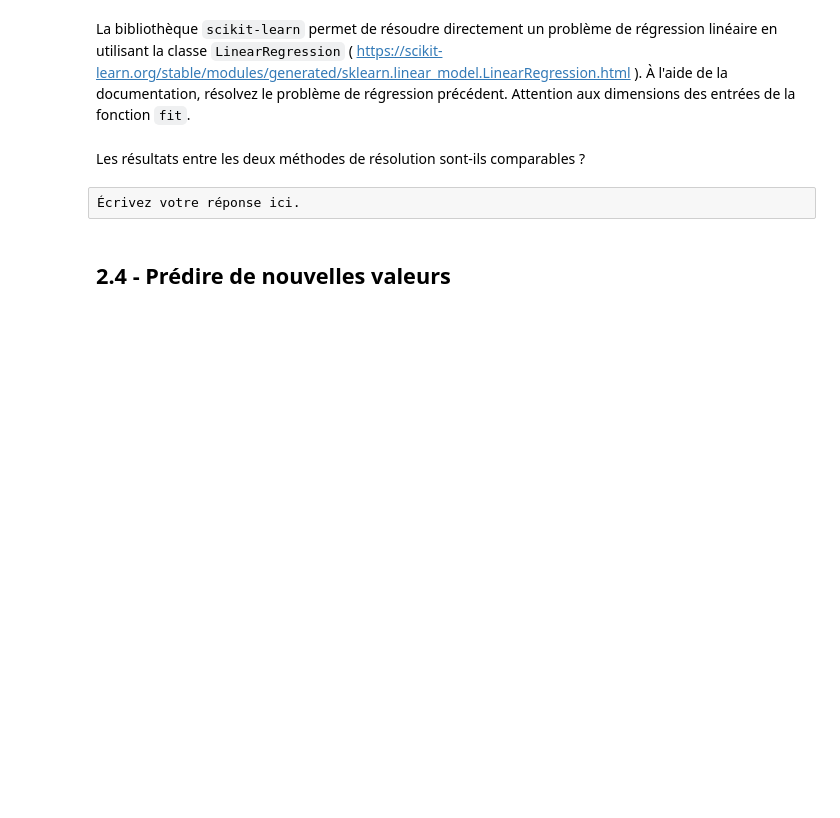
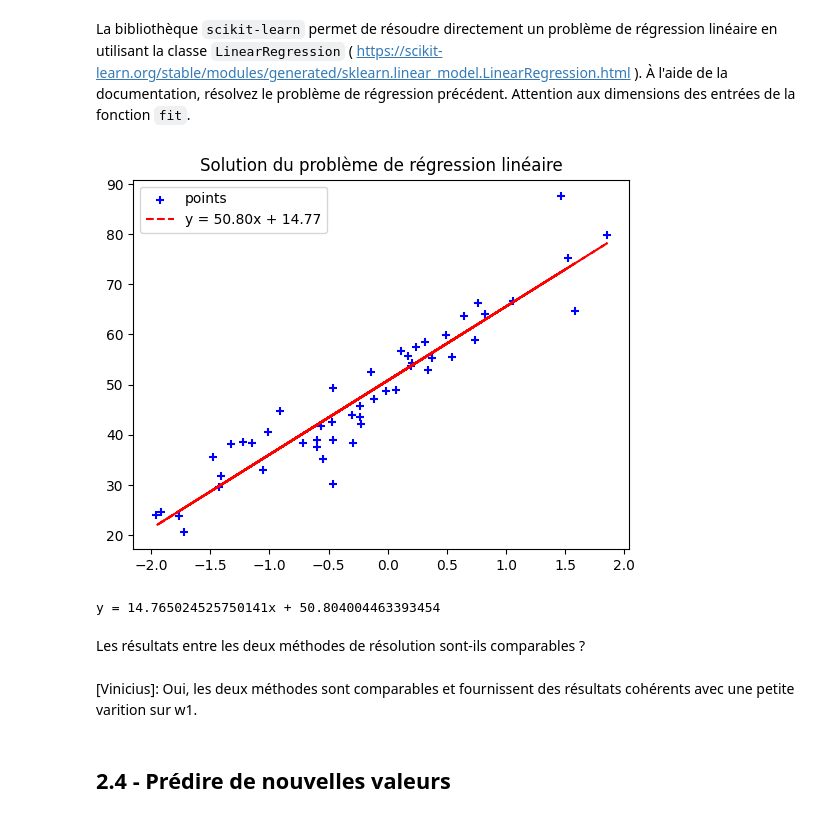
Before and after one commit to ViniciusGN/Kaggle-AI-Studies, a Jupyter notebook: Apprentissage/TP1_Vinicius_Nascimento.ipynb, the cells around one changed output. Cells and saved outputs as stored; diff of their text form; code cells hidden in the pictures; blank space fills up the shorter version.

```diff
--- a/Apprentissage/TP1_Vinicius_Nascimento.ipynb
+++ b/Apprentissage/TP1_Vinicius_Nascimento.ipynb
@@ -527,10 +560,31 @@ En utilisant la question précédente et les fonctions statistique de `numpy` (
 ## 2.3 - Résolution avec scikit-learn
 # %% [markdown]
 La bibliothèque `scikit-learn` permet de résoudre directement un problème de régression linéaire en utilisant la classe `LinearRegression` ( https://scikit-learn.org/stable/modules/generated/sklearn.linear_model.LinearRegression.html ). À l'aide de la documentation, résolvez le problème de régression précédent. Attention aux dimensions des entrées de la fonction `fit`.
+# %%
+from sklearn.linear_model import LinearRegression  # [Vinicius]: Importation de la classe LinearRegression parce que apparait un erreur sans cette importation
+x_sklearn = x.copy() # [Vinicius]: Copie des données x et y pour ne pas les modifier les dimensions
+y_sklearn = y.copy()
+
+reg = LinearRegression().fit(x_sklearn, y_sklearn)
+
+w1_sklearn = reg.coef_[0]
+w0_sklearn = reg.intercept_
+
+y_test = reg.predict(x_sklearn)
+
+plt.scatter(x_sklearn, y_sklearn, color='blue', marker='+', label='points')
+plt.plot(x_sklearn, y_test, color='red', label=f'y = {w0_sklearn:.2f}x + {w1_sklearn:.2f}', linestyle='--')
+plt.title('Solution du problème de régression linéaire')
+plt.legend()
+plt.show()
+print(f"y = {w1_sklearn:.15f}x + {w0_sklearn:.15f}")
+# %% [output]
+[figure, added]
+y = 14.765024525750141x + 50.804004463393454
 # %% [markdown]
 Les résultats entre les deux méthodes de résolution sont-ils comparables ?
-# %% [raw]
-Écrivez votre réponse ici.
+# %% [markdown]
+[Vinicius]: Oui, les deux méthodes sont comparables et fournissent des résultats cohérents avec une petite varition sur w1.
 # %% [markdown]
 ## 2.4 - Prédire de nouvelles valeurs
 # %% [markdown]
```
Also changed, not shown: parts of 23 cells of this notebook.
